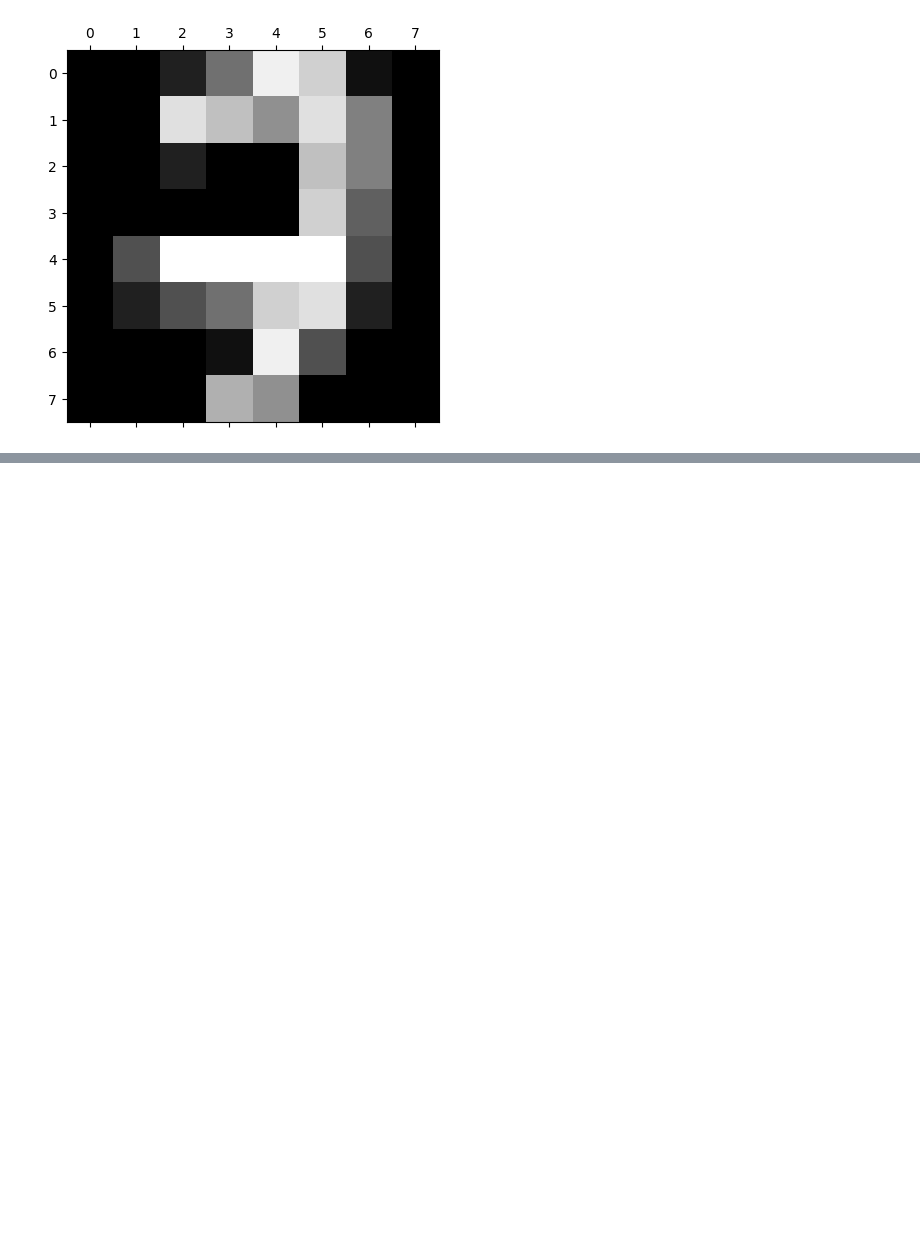
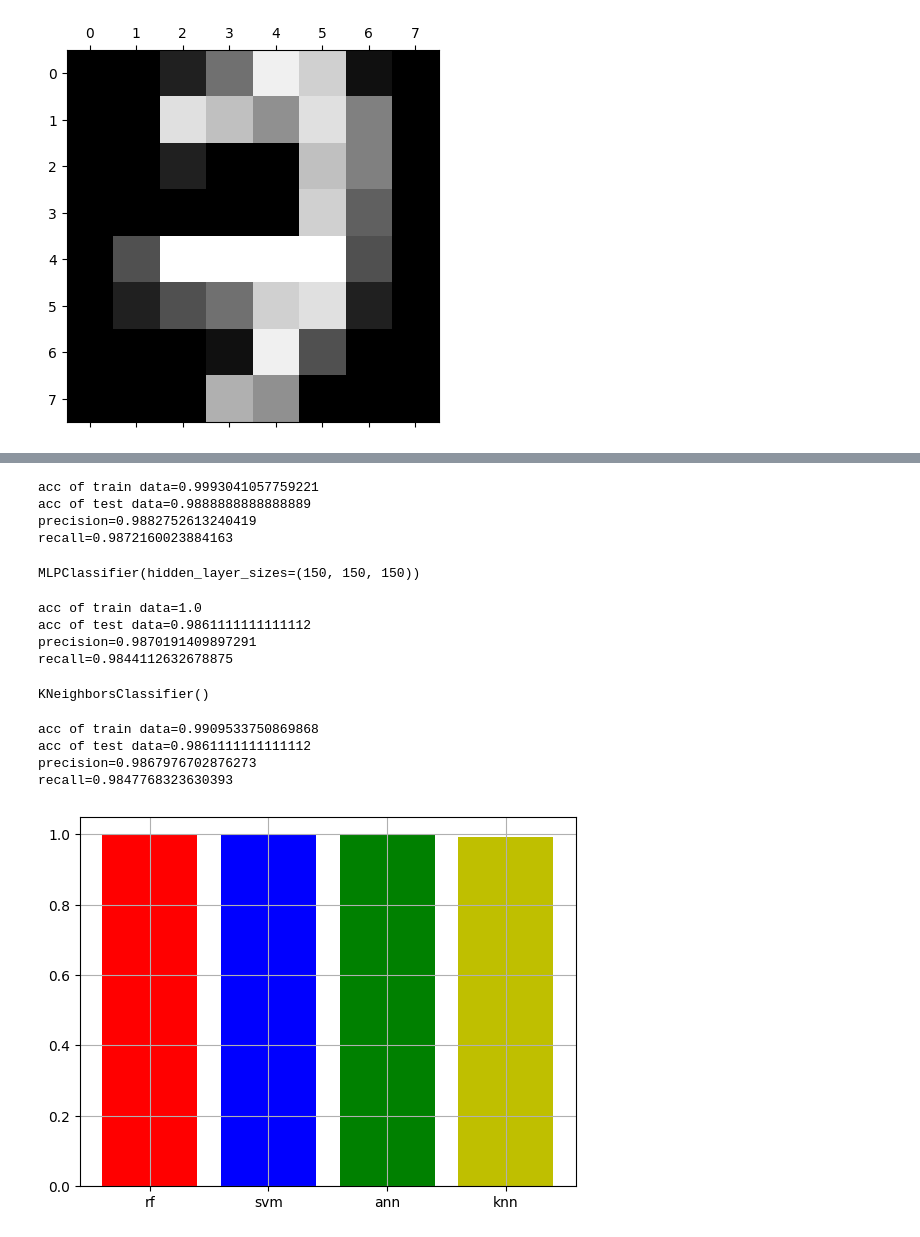
Before and after one commit to SamyarZamani/digits, a Jupyter notebook: generating.ipynb, the cells around one changed output, grey strips where cells are left out. Drawn from its saved outputs; the diff is of its cells as text; code cells hidden in the pictures; blank space fills up the shorter version.

```diff
--- a/generating.ipynb
+++ b/generating.ipynb
@@ -52,0 +83,49 @@ def calculate_matrics(y_test, y_pref ,)
+# %%
+y_pred_train = svm.predict(X_train)
+y_pred_test = svm.predict(X_test)
+acc_train_svm , acc_test_svm , p_svm , r_svm = calculate_matrics(y_test, y_pred_test , y_train , y_pred_train)
+# %% [output]
+acc of train data=0.9993041057759221
+acc of test data=0.9888888888888889
+precision=0.9882752613240419
+recall=0.9872160023884163
+# %%
+from sklearn.neural_network import MLPClassifier
+ann = MLPClassifier(hidden_layer_sizes=(150,150,150))
+ann.fit(X_train, y_train)
+# %% [output]
+MLPClassifier(hidden_layer_sizes=(150, 150, 150))
+# %%
+y_pred_train = ann.predict(X_train)
+y_pred_test = ann.predict(X_test)
+acc_train_ann , acc_test_ann , p_ann , r_ann = calculate_matrics(y_test, y_pred_test , y_train , y_pred_train)
+# %% [output]
+acc of train data=1.0
+acc of test data=0.9861111111111112
+precision=0.9870191409897291
+recall=0.9844112632678875
+# %%
+from sklearn.neighbors import KNeighborsClassifier
+knn = KNeighborsClassifier(n_neighbors=5)
+knn.fit(X_train, y_train)
+# %% [output]
+KNeighborsClassifier()
+# %%
+y_pred_train = knn.predict(X_train)
+y_pred_test = knn.predict(X_test)
+acc_train_knn , acc_test_knn , p_knn , r_knn = calculate_matrics(y_test, y_pred_test , y_train , y_pred_train)
+# %% [output]
+acc of train data=0.9909533750869868
+acc of test data=0.9861111111111112
+precision=0.9867976702876273
+recall=0.9847768323630393
+# %%
+import matplotlib.pyplot as plt
+acc_train=[acc_train_rf,acc_train_svm,acc_train_ann,acc_train_knn]
+title=['rf','svm','ann','knn']
+colors=['r','b','g','y']
+plt.bar(title, acc_train , color=colors)
+plt.grid()
+plt.show()
+# %% [output]
+[figure, added]
```
Also changed, not shown: parts of 6 cells of this notebook.
